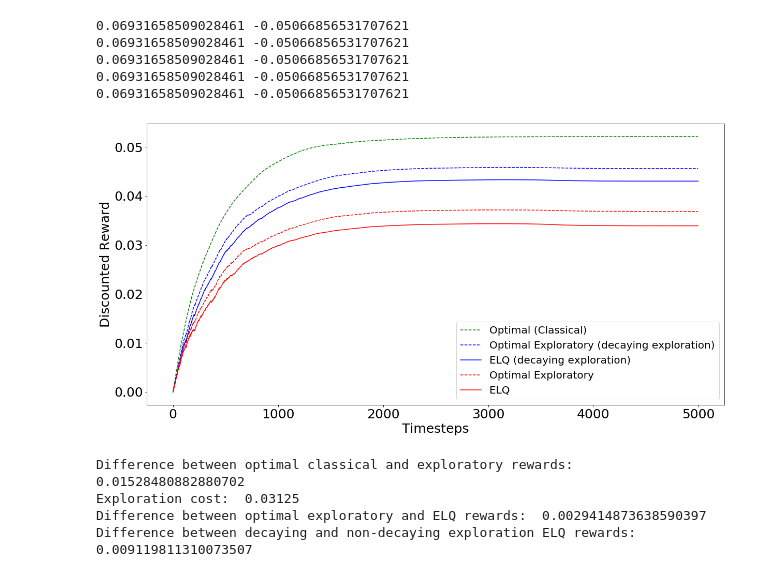
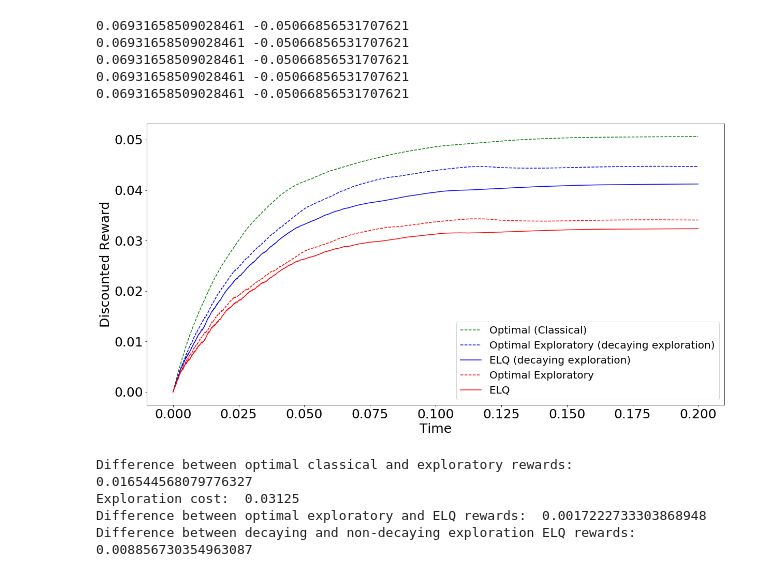
Before and after one commit to dkhyland/ExploratoryRL, a Jupyter notebook: elq.ipynb, the cells around one changed output. Cells and saved outputs as stored; diff of their text form; code cells hidden in the pictures.

Commit message:
Cleaned up code and added plots

```diff
--- a/elq.ipynb
+++ b/elq.ipynb
@@ -445,7 +445,7 @@ reward_params = {'M':2,'R':-1,'N':1,'P':-1,'Q':-1}
 drift = [1,4]
 volatility = [-1,-1]
 rho = 32
-dt,n,M = 1/15000,100,30
+dt,n,M = 1/30000,10,600
 # Standard ELQ
 elq_env = LQ_Environment(reward_params,drift,volatility,rho,dt,n,M)
 elq_wealths = elq_env.ELQ(False)
@@ -470,25 +470,26 @@ opt_elq_wealths_d = opt_elq_env_d.ELQ(True)
 # %%
 # Plotting mean
 reward_history = elq_env.reward_history
 decay_reward_history = elq_env_d.reward_history
 opt_reward_history = opt_lq_env.reward_history
 opt_elq_reward_hist = opt_elq_env.reward_history
 opt_decay_reward_hist = opt_elq_env_d.reward_history
+xaxis = [i*dt for i in range(M*n)]
 plt.figure(figsize=(20,10))
-plt.plot([np.mean(opt_reward_history[i-1:i]) for i in range(1,len(opt_reward_history),1)],color="green",linestyle="--",label="Optimal (Classical)")
-plt.plot([np.mean(opt_decay_reward_hist[i-1:i]) for i in range(1,len(opt_decay_reward_hist),1)],color="blue",linestyle="--",label="Optimal Exploratory (decaying exploration)")
-plt.plot([np.mean(decay_reward_history[i-1:i]) for i in range(1,len(decay_reward_history),1)],color="blue",label="ELQ (decaying exploration)")
-plt.plot([np.mean(opt_elq_reward_hist[i-1:i]) for i in range(1,len(opt_elq_reward_hist),1)],color="red",linestyle="--",label="Optimal Exploratory")
-plt.plot([np.mean(reward_history[i-1:i]) for i in range(1,len(reward_history),1)],color="red",label="ELQ")
+plt.plot(xaxis,[np.mean(opt_reward_history[i-1:i]) for i in range(1,len(opt_reward_history),1)],color="green",linestyle="--",label="Optimal (Classical)")
+plt.plot(xaxis,[np.mean(opt_decay_reward_hist[i-1:i]) for i in range(1,len(opt_decay_reward_hist),1)],color="blue",linestyle="--",label="Optimal Exploratory (decaying exploration)")
+plt.plot(xaxis,[np.mean(decay_reward_history[i-1:i]) for i in range(1,len(decay_reward_history),1)],color="blue",label="ELQ (decaying exploration)")
+plt.plot(xaxis,[np.mean(opt_elq_reward_hist[i-1:i]) for i in range(1,len(opt_elq_reward_hist),1)],color="red",linestyle="--",label="Optimal Exploratory")
+plt.plot(xaxis,[np.mean(reward_history[i-1:i]) for i in range(1,len(reward_history),1)],color="red",label="ELQ")
 plt.rc('xtick', labelsize=25)    # fontsize of the tick labels
 plt.rc('ytick', labelsize=25)    # fontsize of the tick labels
 plt.rc('legend', fontsize=20)    # legend fontsize
 plt.ylabel('Discounted Reward',fontsize=25)
-plt.xlabel('Timesteps',fontsize=25)
+plt.xlabel('Time',fontsize=25)
 plt.legend()
 plt.show()
 # %% [output]
-[figure, old version]
+[figure, new version]
 # %%
 opt_diff = calc_reward_diff(opt_reward_history,opt_elq_reward_hist,100)
 cost = exploration_cost(2,32)
@@ -500,10 +501,10 @@ print("Exploration cost: ",cost)
 print("Difference between optimal exploratory and ELQ rewards: ",actual_e_opt_diff)
 print("Difference between decaying and non-decaying exploration ELQ rewards: ",decay_nondecay_diff)
 # %% [output]
-Difference between optimal classical and exploratory rewards:  0.01528480882880702
+Difference between optimal classical and exploratory rewards:  0.016544568079776327
 Exploration cost:  0.03125
-Difference between optimal exploratory and ELQ rewards:  0.0029414873638590397
-Difference between decaying and non-decaying exploration ELQ rewards:  0.009119811310073507
+Difference between optimal exploratory and ELQ rewards:  0.0017222733303868948
+Difference between decaying and non-decaying exploration ELQ rewards:  0.008856730354963087
 # %%
 # Estimation method
 naive_elq_env = LQ_Environment(reward_params,drift,volatility,rho,dt,n,M,explore = 0,naive = True)
```
Also changed, not shown: parts of 3 cells of this notebook, 1 other file.
